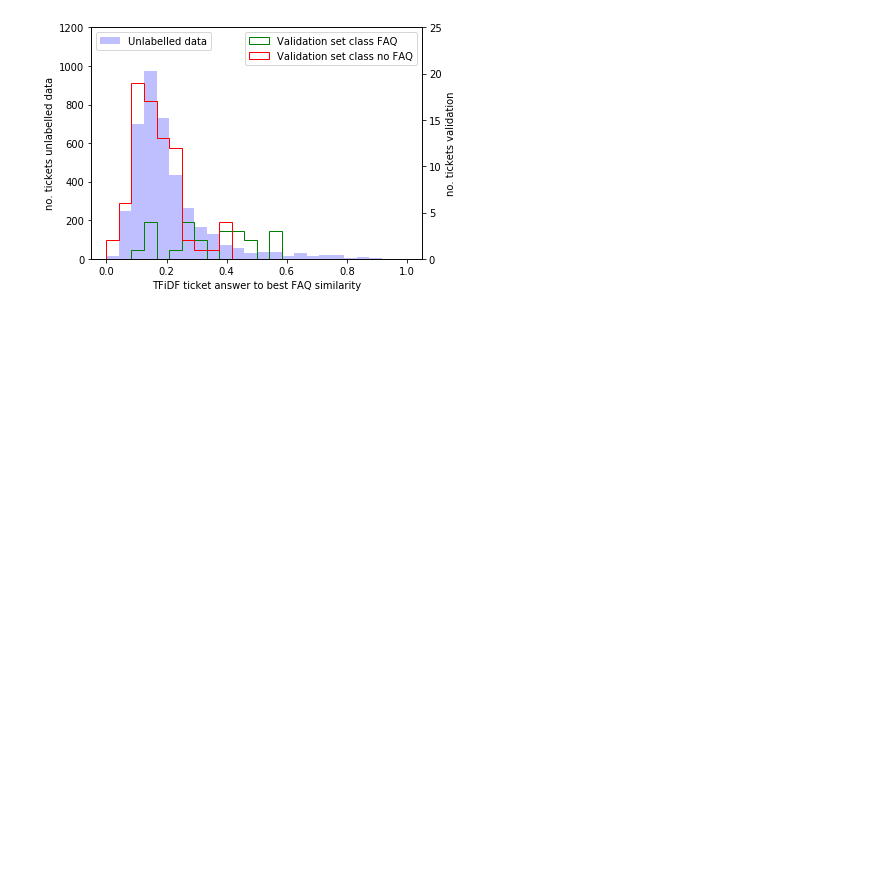
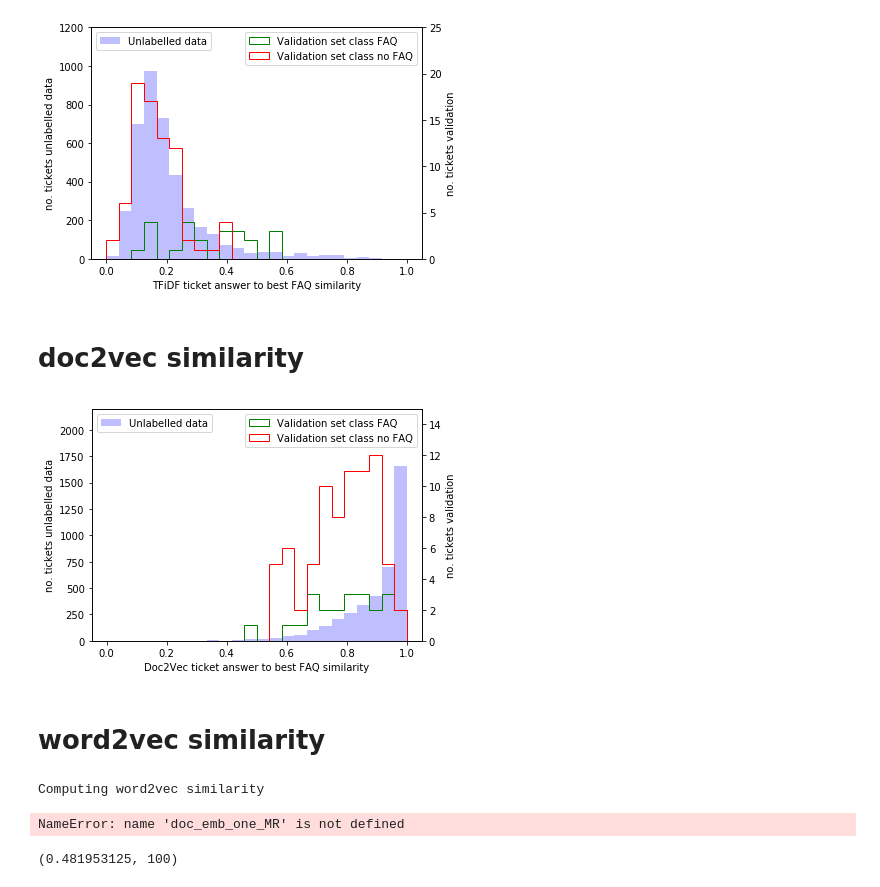
Before and after one commit to mmr12/Data-Science-lab-2018, a Jupyter notebook: PreperationWork/Poster_figs/Similarities_figs.ipynb, the cells around one changed output. Saved outputs shown, nothing was run; the diff lists cells and outputs as text; code cells hidden in the pictures; blank space fills up the shorter version.

```diff
--- a/PreperationWork/Poster_figs/Similarities_figs.ipynb
+++ b/PreperationWork/Poster_figs/Similarities_figs.ipynb
@@ -100,3 +103,48 @@ ax2.legend()
 plt.show()
 # %% [output]
 [figure]
+# %% [markdown]
+# doc2vec similarity
+# %%
+model_path = '../../code/embedding/models/doc2vec_ans.model'
+model = Doc2Vec.load(model_path)
+
+n_faq = len(faq_ans)
+n_ticket = len(ticket_ans)
+faq_em = np.array([model.docvecs[i] for i in range(n_faq)])
+ticket_em = np.array([model.docvecs[i] for i in range(n_faq, n_faq + n_ticket)])
+
+val_prepro = preprocess_docs_fn(x_val_ans)
+# embed data
+doc2vec_val = np.array([model.infer_vector(val_prepro[i]) for i in range(len(val_prepro))])
+# %%
+SFT, valyes, valno = do_stuff(faq_em, ticket_em, doc2vec_val)
+# %%
+legend = 'Doc2Vec ticket answer to best FAQ similarity'
+plot_stuff(SFT, valyes, valno, a = 2200, b = 15, l = legend)
+# %% [output]
+[figure, added]
+# %% [markdown]
+# word2vec similarity
+# %%
+model_path = '../../code/embedding/models/word2vec_all.model'
+model = Word2Vec.load(model_path)
+# word2vec is trained on
+all_docs = faq_ques + faq_ans + ticket_ques + ticket_ans
+all_docs_prepro = preprocess_docs_fn(all_docs)
+#
+ind_tix_ans_start = 2*len(faq_ans) + len(ticket_ques)
+ind_tix_ans_end = 2*len(faq_ans) + 2*len(ticket_ques)
+print('Computing word2vec similarity')
+#create doc vector for tickets answers i.e. average over each ticket ans the word2vec vector for each word
+#mean_ticket_ans = doc_emb_one(name='ticket_ans', id_dict=id_dict, all_docs_prepro=all_docs_prepro,
+#                              model=model)
+mean_ticket_ans = doc_emb_one_MR(ind_start=ind_tix_ans_start,
+                                 ind_end=ind_tix_ans_end,
+                                 all_docs_prepro=all_docs_prepro,
+                                 model=model)
+#create doc vector for faq ans i.e. average over each faq ans the word2vec vector for each word
+#mean_faq_ans = doc_emb_one(name='faq_ans', id_dict=id_dict, all_docs_prepro=all_docs_prepro, model=model)
+# %% [output]
+Computing word2vec similarity
+NameError: name 'doc_emb_one_MR' is not defined
@@ -102,0 +169,5 @@ plt.show()
+# %%
+# checking something happened :)
+np.sum(word2vec_val>0)/(100*128), len(val_prepro)
+# %% [output]
+(0.481953125, 100)
```
Also changed, not shown: parts of 13 cells of this notebook, 3 other files.
